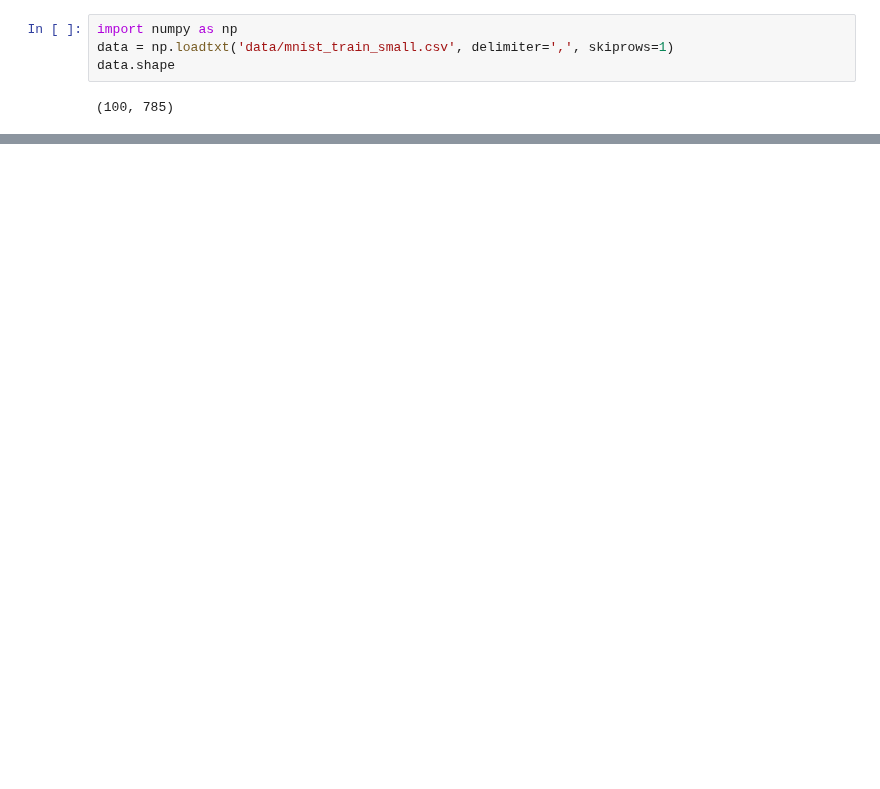
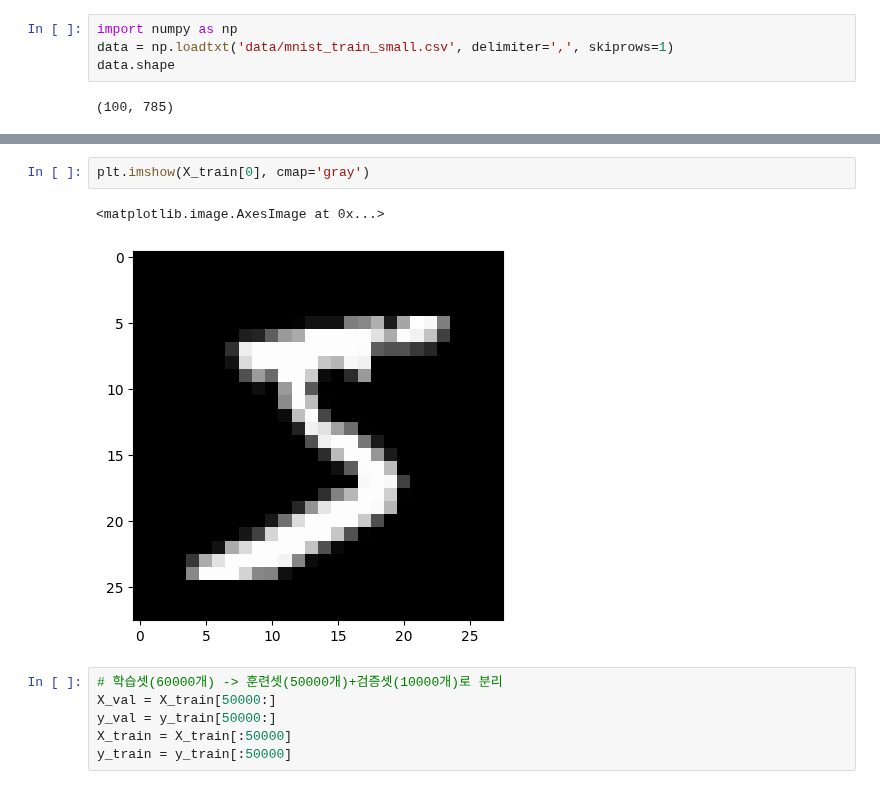
Before and after one commit to Youngsshin/ai_x, a Jupyter notebook: source/05_DeepLearning/08_DNN(딥러닝)_MNIST(손글씨데이터).ipynb, the cells around one changed output, grey strips where cells are left out. Drawn from its saved outputs; the diff is of its cells as text; blank space fills up the shorter version.

```diff
--- a/source/05_DeepLearning/08_DNN(딥러닝)_MNIST(손글씨데이터).ipynb
+++ b/source/05_DeepLearning/08_DNN(딥러닝)_MNIST(손글씨데이터).ipynb
@@ -30,0 +154,11 @@ plt.imshow(img)
+# %%
+plt.imshow(X_train[0], cmap='gray')
+# %% [output]
+<matplotlib.image.AxesImage at 0x...>
+[figure, added]
+# %%
+# 학습셋(60000개) -> 훈련셋(50000개)+검증셋(10000개)로 분리
+X_val = X_train[50000:]
+y_val = y_train[50000:]
+X_train = X_train[:50000]
+y_train = y_train[:50000]
```
Also changed, not shown: parts of 48 cells of this notebook, 59 other files.
